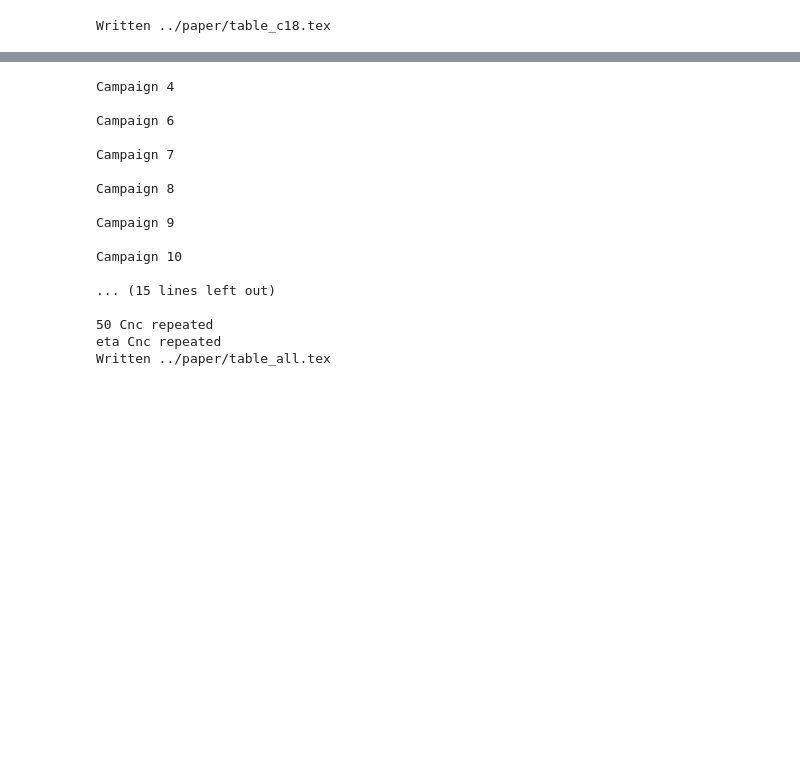
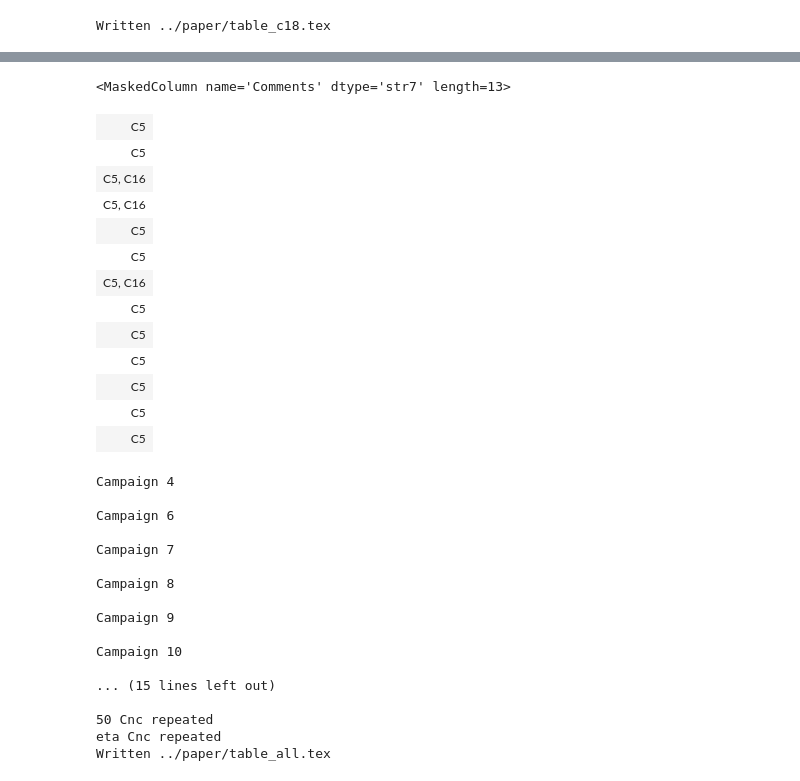
Before and after one commit to benjaminpope/k2halo, a Jupyter notebook: notebooks/download_stars.ipynb, the cells around one changed output, grey strips where cells are left out. Saved outputs shown, nothing was run; the diff lists cells and outputs as text; code cells hidden in the pictures; blank space fills up the shorter version.

Commit message:
comments and short cadence and stuff

```diff
--- a/notebooks/download_stars.ipynb
+++ b/notebooks/download_stars.ipynb
@@ -221,3 +204,20 @@ Table masked=True length=10
+# %%
+to_write['Comments'].astype('str')
+# %% [output]
+<MaskedColumn name='Comments' dtype='str7' length=13>
+| C5 |
+| C5 |
+| C5, C16 |
+| C5, C16 |
+| C5 |
+| C5 |
+| C5, C16 |
+| C5 |
+| C5 |
+| C5 |
+| C5 |
+| C5 |
+| C5 |
 # %%
 campaigns = range(4,19)
 
```
Also changed, not shown: parts of 4 cells of this notebook, 18 other files.
